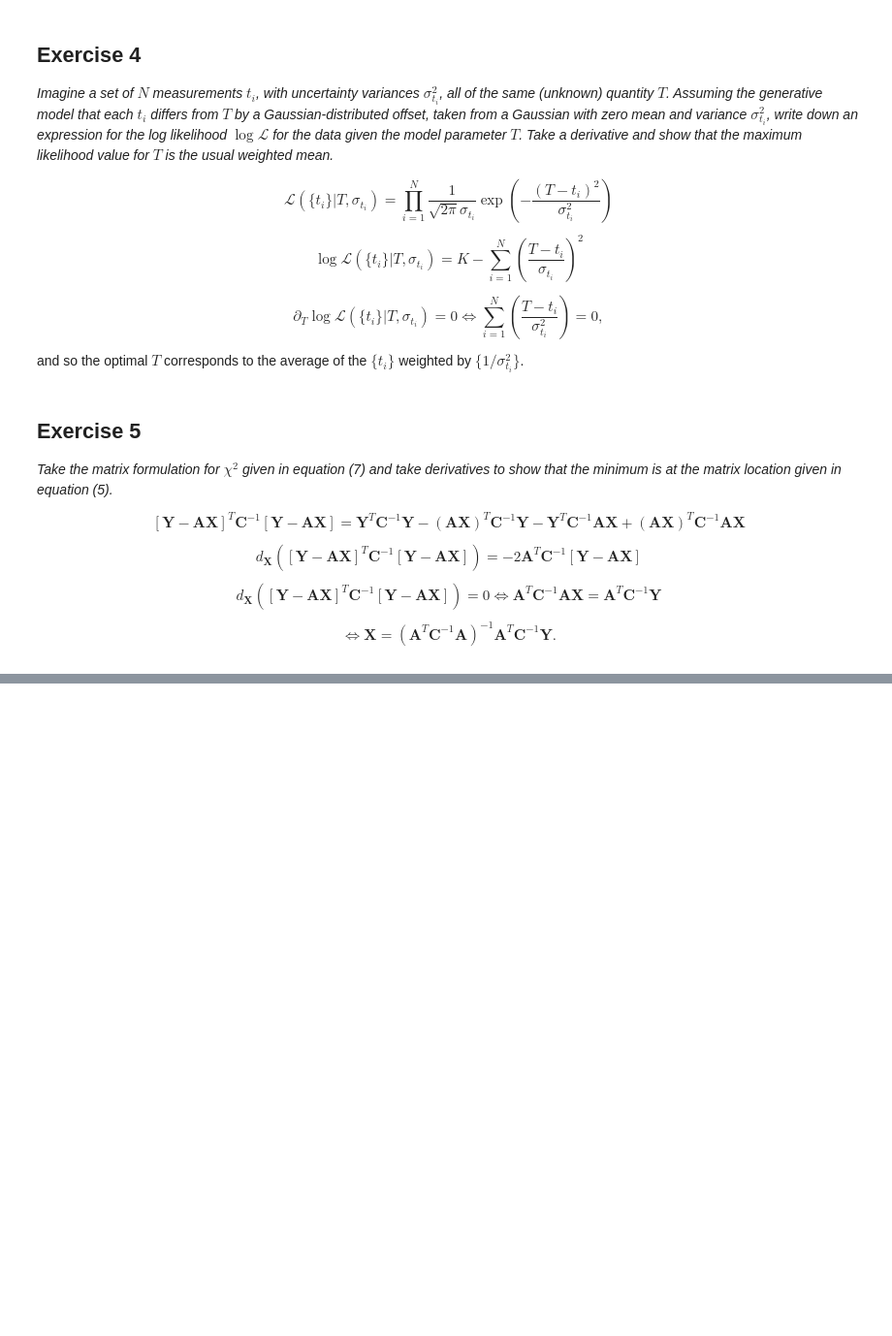
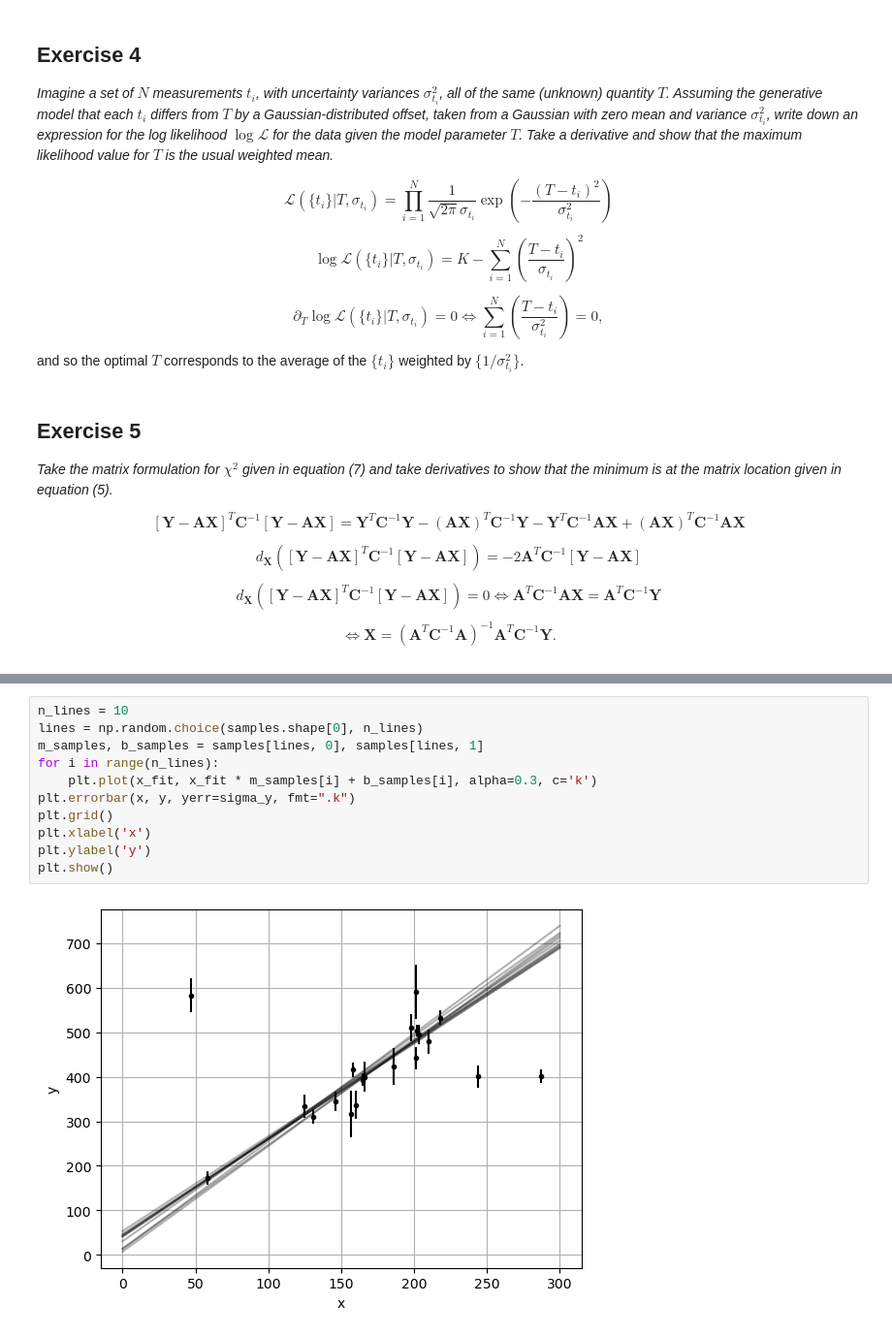
Before and after one commit to binado/fitaline, a Jupyter notebook: fitaline.ipynb, the cells around one changed output, grey strips where cells are left out. Shown at 97% size. Drawn from its saved outputs; the diff is of its cells as text; blank space fills up the shorter version.

```diff
--- a/fitaline.ipynb
+++ b/fitaline.ipynb
@@ -140,0 +206,13 @@ $$ \Leftrightarrow \mathbf{X} = (\mathbf{A}^T \mathbf{C}^{-1} \mathbf{A})^{-1} \
+# %%
+n_lines = 10
+lines = np.random.choice(samples.shape[0], n_lines)
+m_samples, b_samples = samples[lines, 0], samples[lines, 1]
+for i in range(n_lines):
+    plt.plot(x_fit, x_fit * m_samples[i] + b_samples[i], alpha=0.3, c='k')
+plt.errorbar(x, y, yerr=sigma_y, fmt=".k")
+plt.grid()
+plt.xlabel('x')
+plt.ylabel('y')
+plt.show()
+# %% [output]
+[figure, added]
```
Also changed, not shown: parts of 9 cells of this notebook.
